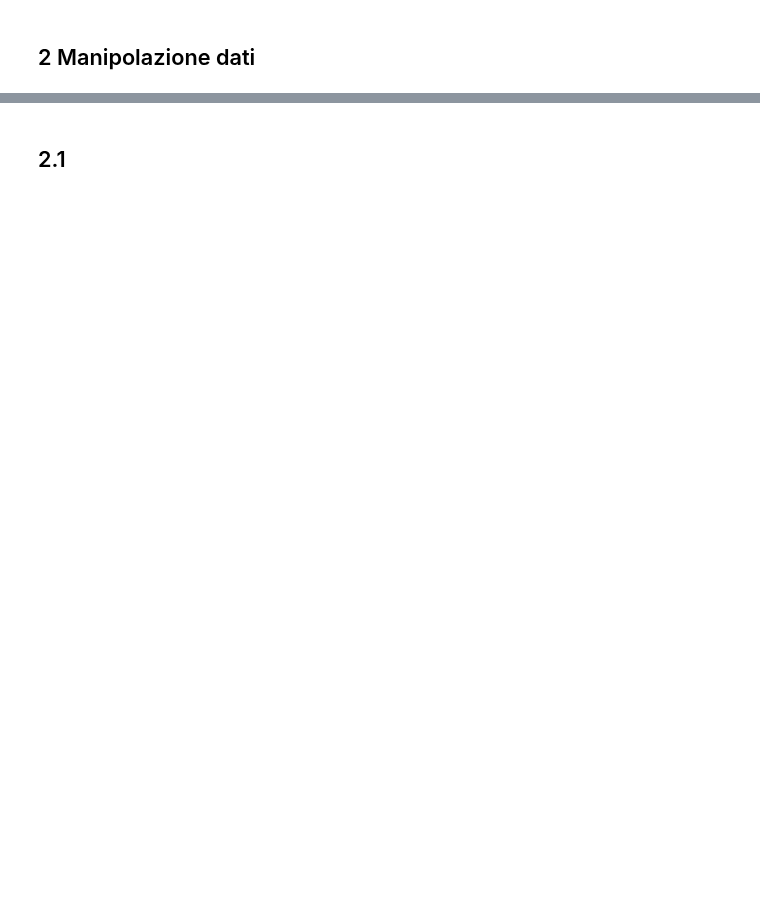
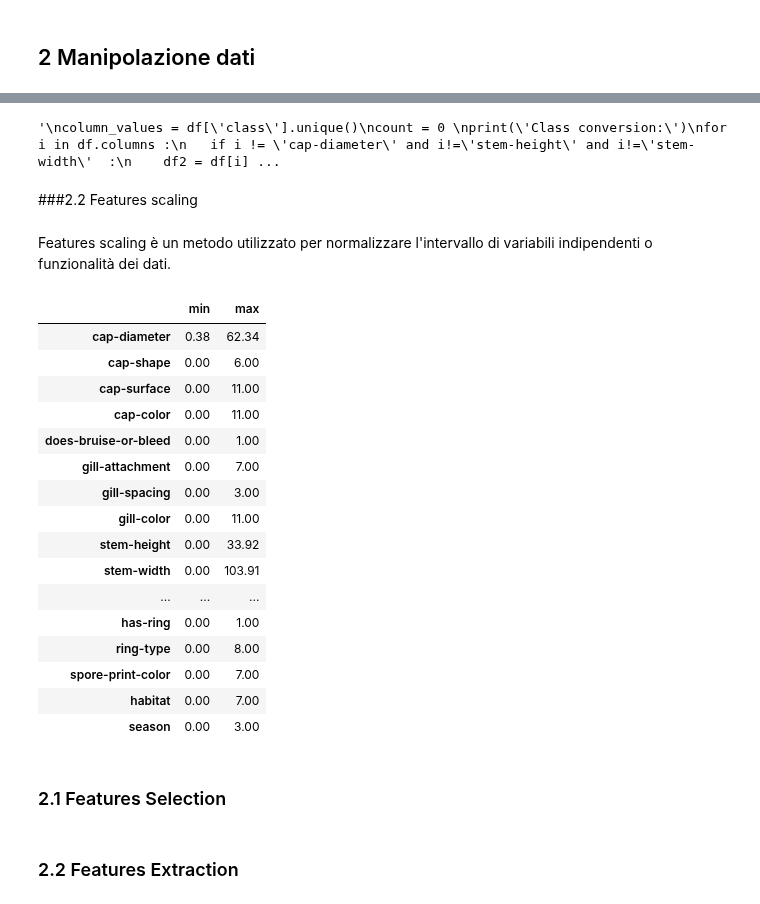
Before and after one commit to msalvati1997/mushrooms_classificator, a Jupyter notebook: mushroom.ipynb, the cells around one changed output, grey strips where cells are left out. Cells and saved outputs as stored; diff of their text form; code cells hidden in the pictures; blank space fills up the shorter version.

```diff
--- a/mushroom.ipynb
+++ b/mushroom.ipynb
@@ -284,0 +305,11 @@ null ratio: 0.896
+# %%
+encoder = OrdinalEncoder()
+encoder.fit(df[cols])
+name = encoder.feature_names_in_
+df[cols]=encoder.transform(df[cols])
+# %%
+after = encoder.categories_
+for i in range(0,len(name)) :
+  print(name[i])
+  print(before[i])
+  print(after[i])
@@ -285,2 +334,59 @@ null ratio: 0.896
+# %%
+'''
+column_values = df['class'].unique()
+count = 0
+print('Class conversion:')
+for i in df.columns :
+   if i != 'cap-diameter' and i!='stem-height' and i!='stem-width'  :
+    df2 = df[i].unique()
+    count =0
+    print(i)
+    for p in df2 :
+       df[i] = df[i].replace(p,count)
+       print(p, "->", count)
+       count= count+1
+'''
+# %% [output]
+'\ncolumn_values = df[\'class\'].unique()\ncount = 0 \nprint(\'Class conversion:\')\nfor i in df.columns :\n   if i != \'cap-diameter\' and i!=\'stem-height\' and i!=\'stem-width\'  :\n    df2 = df[i] ...
+# %% [markdown]
+###2.2 Features scaling
+# %% [markdown]
+Features scaling è un metodo utilizzato per normalizzare l'intervallo di variabili indipendenti o funzionalità dei dati.
+# %%
+name=list()
+rows=list()
+for i in df.columns :
+    if i!='class' :
+      name.append(i)
+      max_min=list()
+      min=df[i].min()
+      max=df[i].max()
+      max_min.append(min)
+      max_min.append(max)
+      rows.append(max_min)
+
+max_min_df = pd.DataFrame(rows,cols, columns = ['min','max'])
+# %%
+max_min_df
+# %% [output]
+|  | min | max |
+| cap-diameter | 0.38 | 62.34 |
+| cap-shape | 0.00 | 6.00 |
+| cap-surface | 0.00 | 11.00 |
+| cap-color | 0.00 | 11.00 |
+| does-bruise-or-bleed | 0.00 | 1.00 |
+| gill-attachment | 0.00 | 7.00 |
+| gill-spacing | 0.00 | 3.00 |
+| gill-color | 0.00 | 11.00 |
+| stem-height | 0.00 | 33.92 |
+| stem-width | 0.00 | 103.91 |
+| ... | ... | ... |
+| has-ring | 0.00 | 1.00 |
+| ring-type | 0.00 | 8.00 |
+| spore-print-color | 0.00 | 7.00 |
+| habitat | 0.00 | 7.00 |
+| season | 0.00 | 3.00 |
 # %% [markdown]
-## 2.1
+### 2.1 Features Selection
+# %% [markdown]
+### 2.2 Features Extraction
```
Also changed, not shown: parts of 22 cells of this notebook.
